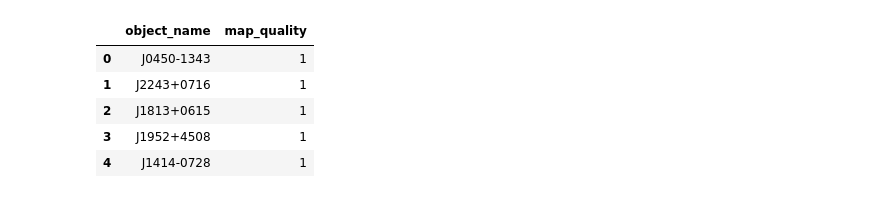
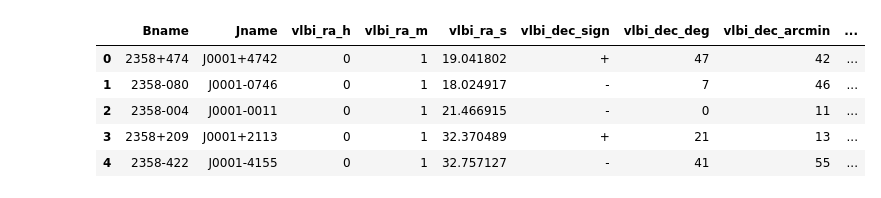
Before and after one commit to dimicorn/jet_agn_gamma, a Jupyter notebook: notebooks/fermi.ipynb, the cells around one changed output. Saved outputs shown, nothing was run; the diff lists cells and outputs as text; code cells hidden in the pictures.

```diff
--- a/notebooks/fermi.ipynb
+++ b/notebooks/fermi.ipynb
@@ -38,8 +36,16 @@ names = [
 # %%
 fermi = pd.read_fwf(
     path,
     colspecs=colspecs,
     names=names,
     comment="#",
     header=None
 )
+fermi.head()
+# %% [output]
+|  | Bname | Jname | vlbi_ra_h | vlbi_ra_m | vlbi_ra_s | vlbi_dec_sign | vlbi_dec_deg | vlbi_dec_arcmin | ... |
+| 0 | 2358+474 | J0001+4742 | 0 | 1 | 19.041802 | + | 47 | 42 | ... |
+| 1 | 2358-080 | J0001-0746 | 0 | 1 | 18.024917 | - | 7 | 46 | ... |
+| 2 | 2358-004 | J0001-0011 | 0 | 1 | 21.466915 | - | 0 | 11 | ... |
+| 3 | 2358+209 | J0001+2113 | 0 | 1 | 32.370489 | + | 21 | 13 | ... |
+| 4 | 2358-422 | J0001-4155 | 0 | 1 | 32.757127 | - | 41 | 55 | ... |
@@ -62,9 +53,0 @@ maps = connect_db()
-# %%
-maps.head()
-# %% [output]
-|  | object_name | map_quality |
-| 0 | J0450-1343 | 1 |
-| 1 | J2243+0716 | 1 |
-| 2 | J1813+0615 | 1 |
-| 3 | J1952+4508 | 1 |
-| 4 | J1414-0728 | 1 |
```
Also changed, not shown: parts of 17 cells of this notebook, 8 other files.
